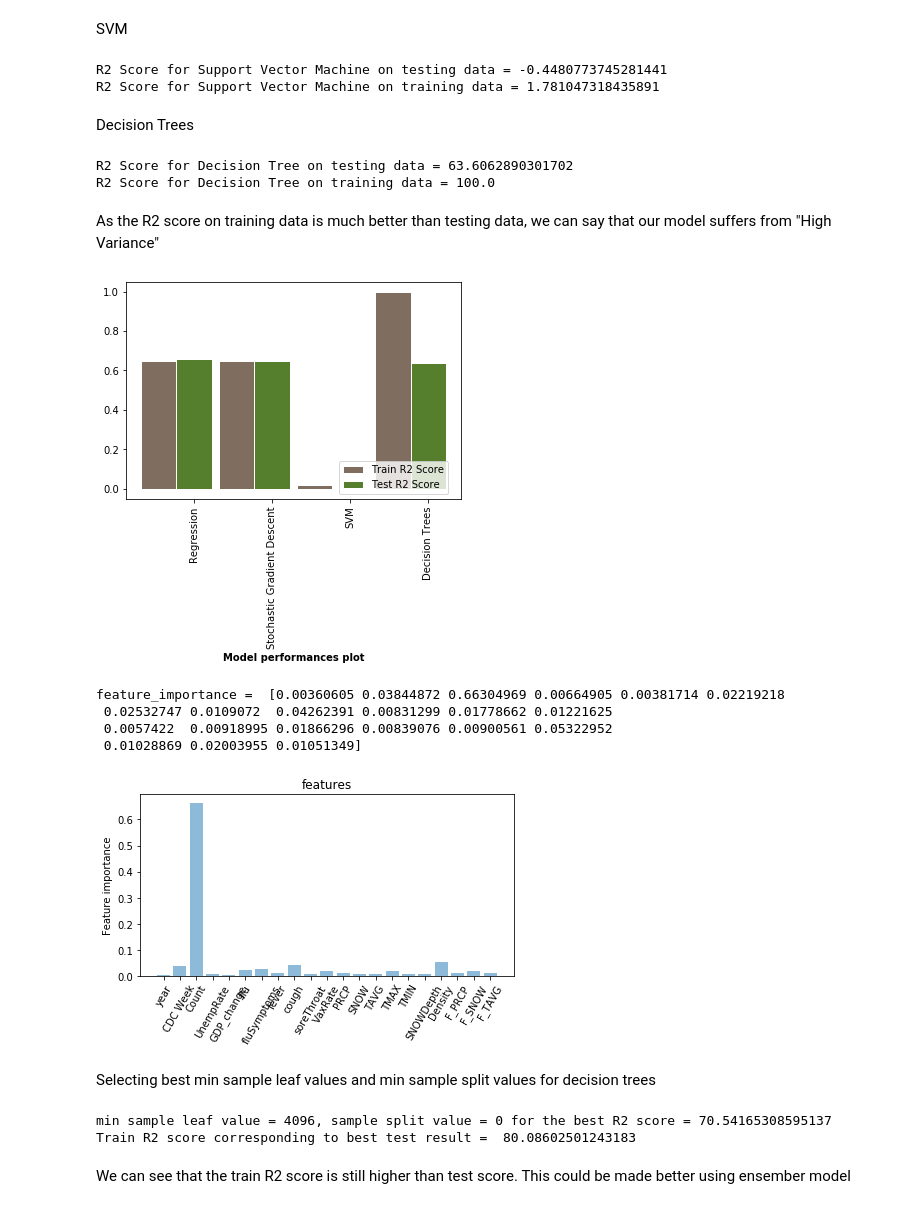
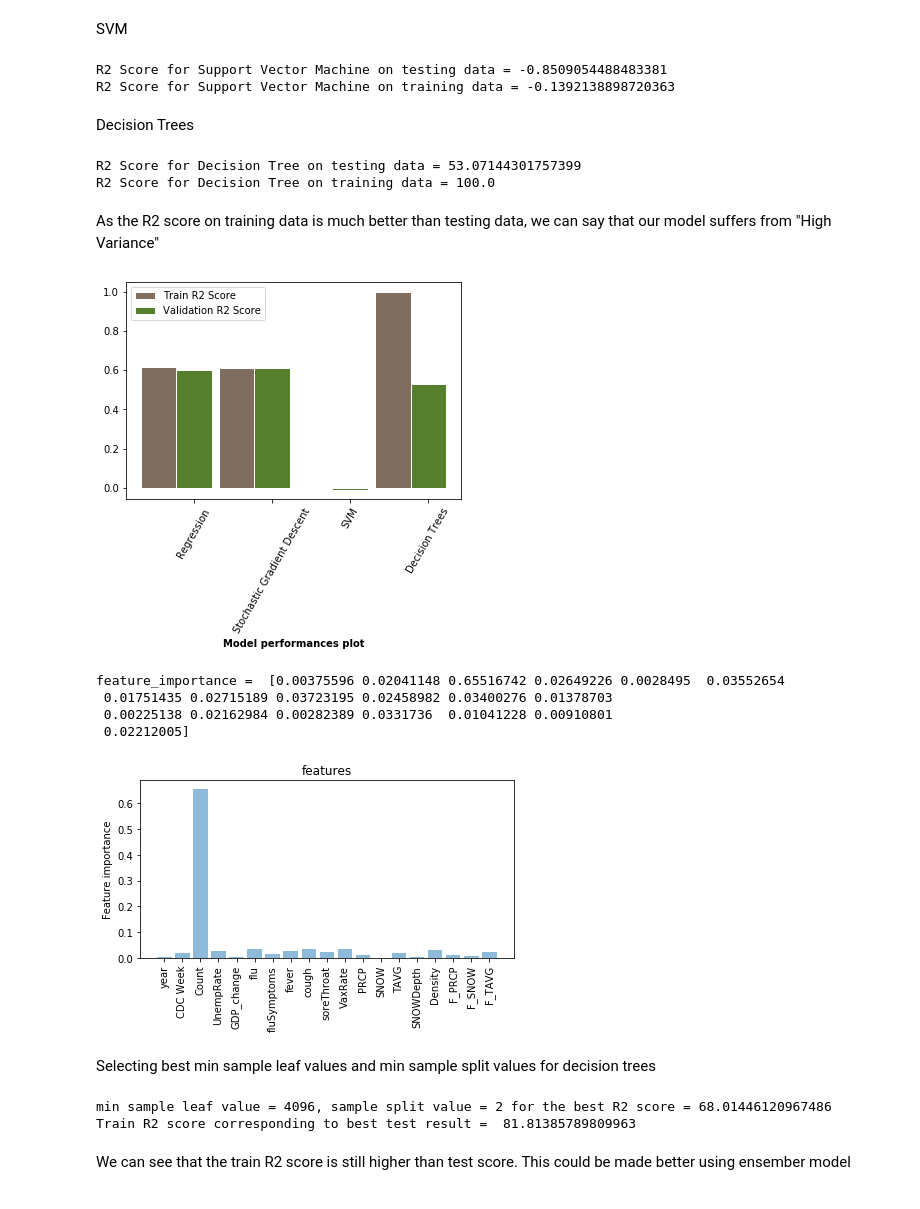
Before and after one commit to shivasanketh-rm/InfluenzaOutbreaks, a Jupyter notebook: IO_pred_model.ipynb, the cells around one changed output. Cells and saved outputs as stored; diff of their text form; code cells hidden in the pictures.

```diff
--- a/IO_pred_model.ipynb
+++ b/IO_pred_model.ipynb
@@ -32,7 +32,7 @@ df_master.describe()
 # %%
 columns = list(df_master.columns)
 print("Columns in dataframe = ", columns)
-columns_to_drop = ['County','FIPS', 'County Centroid', 'Disease_INFLUENZA_A','Disease_INFLUENZA_B', 'Disease_INFLUENZA_UNSPECIFIED', 'GDP', 'Population']
+columns_to_drop = ['County','FIPS', 'County Centroid', 'Disease_INFLUENZA_A','Disease_INFLUENZA_B', 'Disease_INFLUENZA_UNSPECIFIED', 'GDP', 'Population', 'TMAX', 'TMIN']
 columns = [x for x in columns if x not in columns_to_drop]
 print("columns = ", columns)
 
@@ -76,9 +76,12 @@ See the caveats in the documentation: http://pandas.pydata.org/pandas-docs/stabl
 # %%
 #Copying all the rows with year == 2018 to df_test
 
-df_test = df_master_modified.loc[df_master_modified['year'] == 2018]
+df_test = df_master_modified.loc[df_master_modified['year'] == 2017]
 print(df_master_modified.shape)
+
 #Deleting all the rows with year == 2018 from County onehot encoded master dataframe
+df_master_modified = df_master_modified.drop(list(np.where(df_master_modified['year'] == 2017)[0]))
+df_master_modified = df_master_modified.reset_index(drop=True)
 df_master_modified = df_master_modified.drop(list(np.where(df_master_modified['year'] == 2018)[0]))
 df_master_modified = df_master_modified.reset_index(drop=True)
 df_master_modified = df_master_modified.drop(list(np.where(df_master_modified['year'] == 2019)[0]))
@@ -147,14 +150,14 @@ X = X.drop(columns = [target_variable])
 y = df_master_modified[target_variable]
 
 #Divide into Training set and test set
-X_train, X_test, y_train, y_test = model_selection.train_test_split(X, y, test_size=0.2, random_state=0, shuffle = False)
+X_train, X_test, y_train, y_test = model_selection.train_test_split(X, y, test_size=0.2, random_state=0, shuffle = True)
 
 
 #Scaling
 mm_scaler = sklearn.preprocessing.MinMaxScaler()
 X_train_scaled = mm_scaler.fit_transform(X_train)
 X_test_scaled = mm_scaler.transform(X_test)
-X_test_scaled = mm_scaler.transform(X_test)
+#X_test_scaled = mm_scaler.transform(X_test)
 
 final_y_test = df_test_modified[target_variable]
 df_test_modified = df_test_modified.drop(columns = [target_variable])
@@ -165,7 +168,7 @@ Linear Regression model
 with subset of features for base modeling
 # %%
 #Divide into features and dependent variable
-sub_features = ['year', 'Count','CDC Week', 'flu' ,'fluSymptoms', 'fever', 'cough', 'soreThroat','VaxRate', 'PRCP', 'SNOW', 'TAVG', 'TMAX', 'TMIN', 'SNOWDepth', 'Density']
+sub_features = ['year','CDC Week', 'flu' ,'fluSymptoms', 'fever', 'cough', 'soreThroat','VaxRate', 'PRCP', 'SNOW', 'TAVG', 'SNOWDepth', 'Density']
 X_sub = df_master_modified[sub_features]
 y_sub = df_master_modified[target_variable]
 
@@ -299,8 +302,8 @@ def pred_model_SVM(X_train, y_train, X_test, y_test):
 
 model_svm, svm_test_score, svm_train_score = pred_model_SVM(X_train_scaled, y_train, X_test_scaled, y_test )
 # %% [output]
-R2 Score for Support Vector Machine on testing data = -0.4480773745281441
-R2 Score for Support Vector Machine on training data = 1.781047318435891
+R2 Score for Support Vector Machine on testing data = -0.8509054488483381
+R2 Score for Support Vector Machine on training data = -0.1392138898720363
 # %% [markdown]
 Decision Trees
 # %%
@@ -319,33 +322,33 @@ def pred_model_dt(X_train, y_train, X_test, y_test):
 
 model_dt, dt_test_score, dt_train_score = pred_model_dt(X_train_scaled, y_train, X_test_scaled, y_test)
 # %% [output]
-R2 Score for Decision Tree on testing data = 63.6062890301702
+R2 Score for Decision Tree on testing data = 53.07144301757399
 R2 Score for Decision Tree on training data = 100.0
 # %% [markdown]
 As the R2 score on training data is much better than testing data, we can say that our model suffers from "High Variance"
 # %%
 model_scores = {
     "Regression": [regr_test_score, regr_train_score],
     "Stochastic Gradient Descent": [sgd_test_score, sgd_test_score],
     "SVM": [svm_test_score, svm_train_score],
     "Decision Trees": [dt_test_score, dt_train_score]}
 
 barWidth = 0.45
 
 r1 = np.arange(len(model_scores.keys()))
 r2 = [x + barWidth for x in r1]
 
 plt.bar(r1, [value[1] for key, value in model_scores.items()], color='#7f6d5f', width=barWidth, edgecolor='white', label='Train R2 Score')
-plt.bar(r2, [max(value[0], -1) for key, value in model_scores.items()], color='#557f2d', width=barWidth, edgecolor='white', label='Test R2 Score')
+plt.bar(r2, [max(value[0], -1) for key, value in model_scores.items()], color='#557f2d', width=barWidth, edgecolor='white', label='Validation R2 Score')
 
 plt.xlabel('Model performances plot', fontweight='bold')
-plt.xticks([r + barWidth for r in range(len(model_scores.keys()))], [key for key, value in model_scores.items()], rotation = 90)
+plt.xticks([r + barWidth for r in range(len(model_scores.keys()))], [key for key, value in model_scores.items()], rotation = 60)
 
 
-plt.legend(loc=9, bbox_to_anchor=(0.8,0.2))
+plt.legend()#loc=9, bbox_to_anchor=(0.8,0.2))
 plt.show()
 # %% [output]
-[figure, old version]
+[figure, new version]
 # %%
 feature_importance = model_dt.feature_importances_
 feature_importance_sorted = (np.sort(feature_importance))[::-1]
@@ -356,18 +359,18 @@ plt.bar(y_pos,feature_importance, align='center', alpha=0.5)
 plt.xticks(y_pos, X_train.columns[:len(feature_importance)])
 plt.ylabel('Feature importance')
 plt.title('features')
-plt.xticks(rotation=60)
+plt.xticks(rotation=90)
 
 #plt.rcParams['figure.figsize'] = 50, 100
 plt.tight_layout()
 
 plt.show()
 # %% [output]
-feature_importance =  [0.00360605 0.03844872 0.66304969 0.00664905 0.00381714 0.02219218
- 0.02532747 0.0109072  0.04262391 0.00831299 0.01778662 0.01221625
- 0.0057422  0.00918995 0.01866296 0.00839076 0.00900561 0.05322952
- 0.01028869 0.02003955 0.01051349]
+feature_importance =  [0.00375596 0.02041148 0.65516742 0.02649226 0.0028495  0.03552654
+ 0.01751435 0.02715189 0.03723195 0.02458982 0.03400276 0.01378703
+ 0.00225138 0.02162984 0.00282389 0.0331736  0.01041228 0.00910801
+ 0.02212005]
-[figure, old version]
+[figure, new version]
 # %% [markdown]
 Selecting best min sample leaf values and min sample split values for decision trees
 # %%
@@ -409,8 +412,8 @@ optim_dt_test_score = max(res[maximum])
 optim_dt_train_score = train_res[maximum][res[maximum].index(max(res[maximum]))]
 print("Train R2 score corresponding to best test result = " ,train_res[maximum][res[maximum].index(max(res[maximum]))] * 100)
 # %% [output]
-min sample leaf value = 4096, sample split value = 0 for the best R2 score = 70.54165308595137
-Train R2 score corresponding to best test result =  80.08602501243183
+min sample leaf value = 4096, sample split value = 2 for the best R2 score = 68.01446120967486
+Train R2 score corresponding to best test result =  81.81385789809963
 # %% [markdown]
 We can see that the train R2 score is still higher than test score. This could be made better using ensember model
 # %%
```
Also changed, not shown: parts of 18 cells of this notebook.
